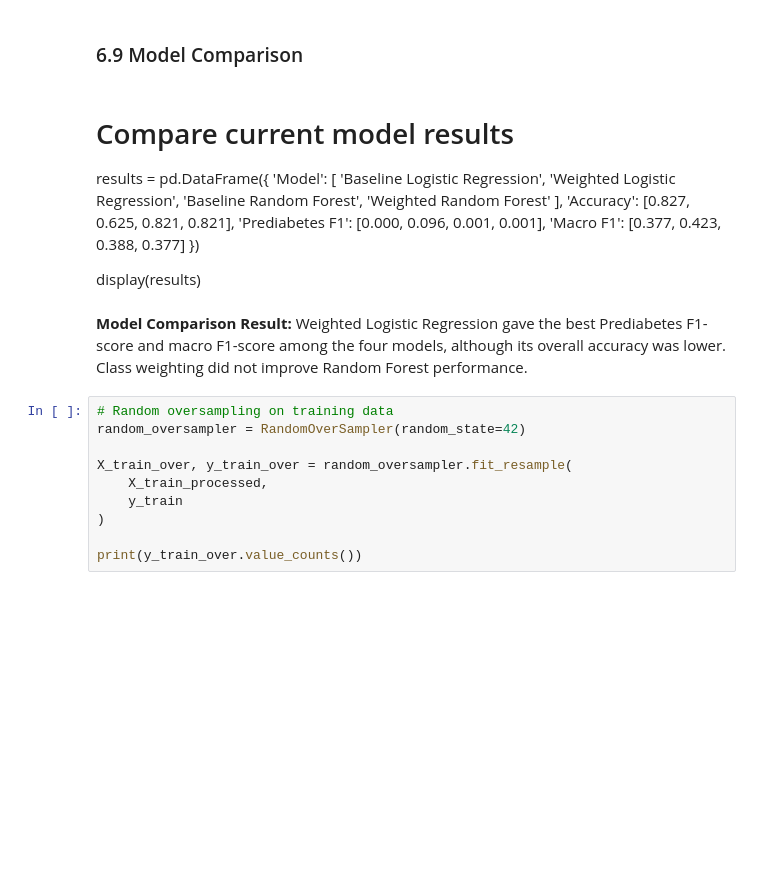
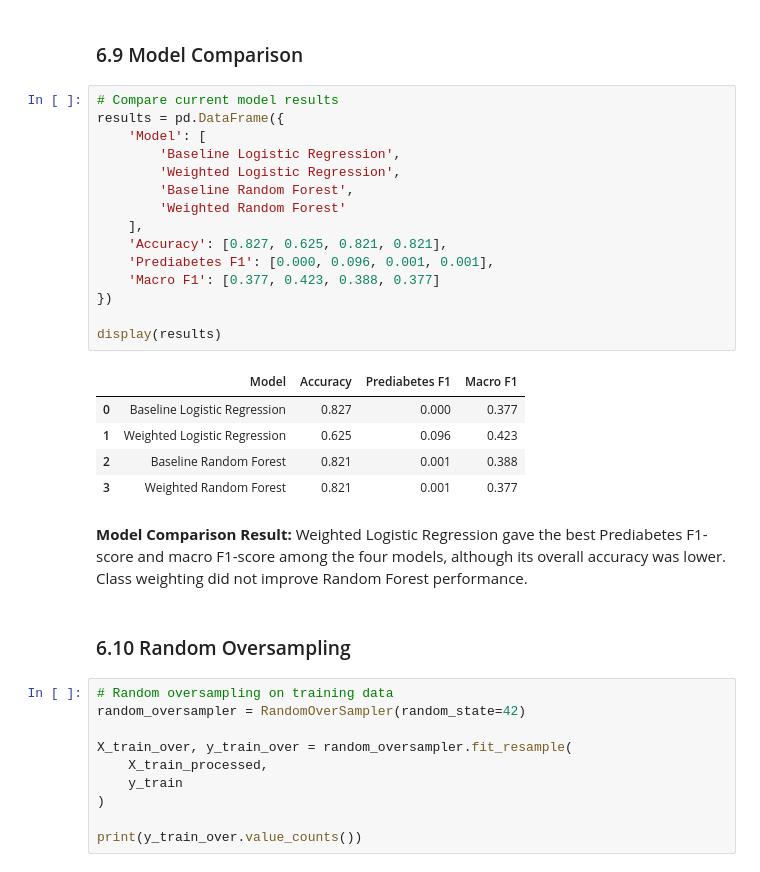
Before and after one commit to fujisoftboy2009/F26_4495_S2_LiqinS, a Jupyter notebook: Implementation/DiabetesAnalysis.ipynb, the cells around one changed output. Cells and saved outputs as stored; diff of their text form; blank space fills up the shorter version.

```diff
--- a/Implementation/DiabetesAnalysis.ipynb
+++ b/Implementation/DiabetesAnalysis.ipynb
@@ -1972,24 +1944,32 @@ weighted avg      0.760     0.821     0.776     70541
 Class weighting helped Logistic Regression detect more Diabetes and Prediabetes cases, although accuracy decreased. For Random Forest, class weighting did not improve Prediabetes prediction and slightly reduced Diabetes performance. Therefore, class weighting appears more useful for Logistic Regression in this dataset.
 # %% [markdown]
 ### 6.9 Model Comparison
-# %% [markdown]
-# Compare current model results
-results = pd.DataFrame({
-    'Model': [
-        'Baseline Logistic Regression',
-        'Weighted Logistic Regression',
-        'Baseline Random Forest',
-        'Weighted Random Forest'
-    ],
-    'Accuracy': [0.827, 0.625, 0.821, 0.821],
-    'Prediabetes F1': [0.000, 0.096, 0.001, 0.001],
-    'Macro F1': [0.377, 0.423, 0.388, 0.377]
-})
-
-display(results)
+# %%
+# Compare current model results
+results = pd.DataFrame({
+    'Model': [
+        'Baseline Logistic Regression',
+        'Weighted Logistic Regression',
+        'Baseline Random Forest',
+        'Weighted Random Forest'
+    ],
+    'Accuracy': [0.827, 0.625, 0.821, 0.821],
+    'Prediabetes F1': [0.000, 0.096, 0.001, 0.001],
+    'Macro F1': [0.377, 0.423, 0.388, 0.377]
+})
+
+display(results)
+# %% [output]
+|  | Model | Accuracy | Prediabetes F1 | Macro F1 |
+| 0 | Baseline Logistic Regression | 0.827 | 0.000 | 0.377 |
+| 1 | Weighted Logistic Regression | 0.625 | 0.096 | 0.423 |
+| 2 | Baseline Random Forest | 0.821 | 0.001 | 0.388 |
+| 3 | Weighted Random Forest | 0.821 | 0.001 | 0.377 |
 # %% [markdown]
 **Model Comparison Result:**
 Weighted Logistic Regression gave the best Prediabetes F1-score and macro F1-score among the four models, although its overall accuracy was lower. Class weighting did not improve Random Forest performance.
+# %% [markdown]
+### 6.10 Random Oversampling
 # %%
 # Random oversampling on training data
 random_oversampler = RandomOverSampler(random_state=42)
```
Also changed, not shown: parts of 6 cells of this notebook.
